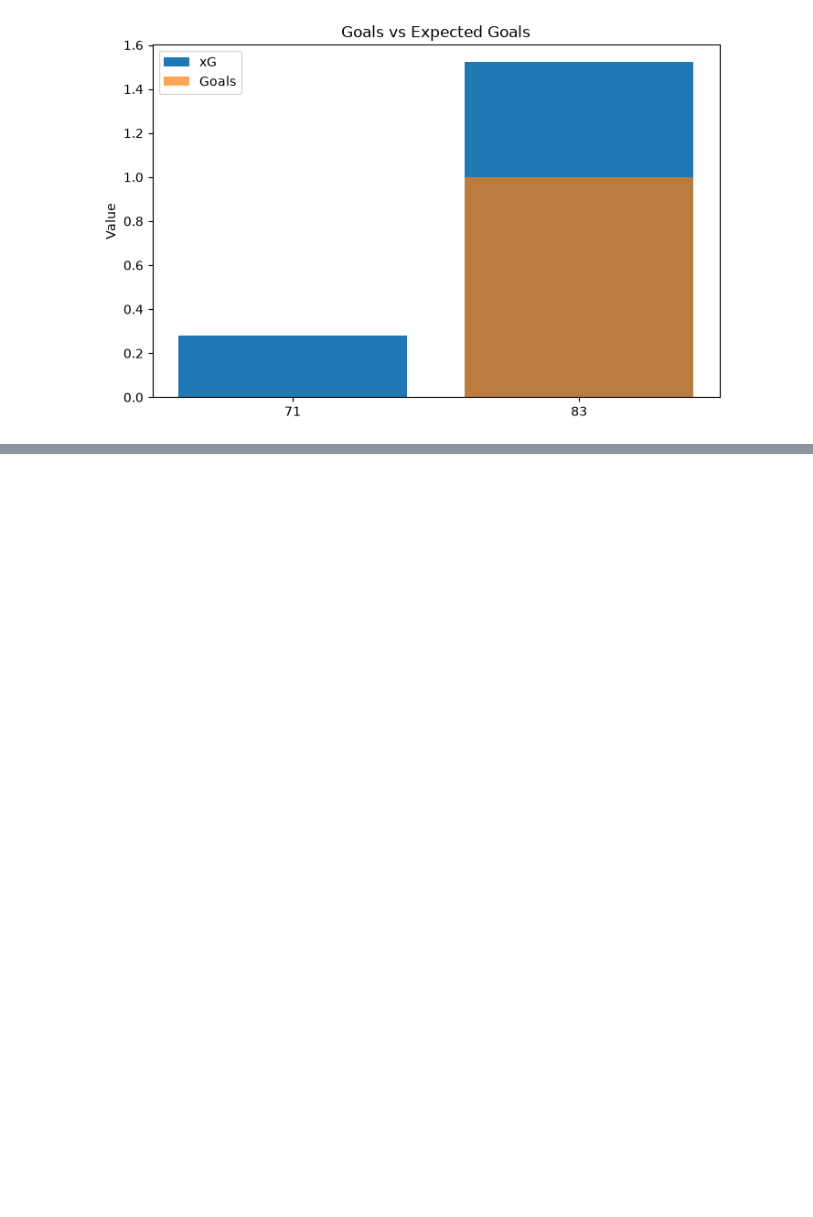
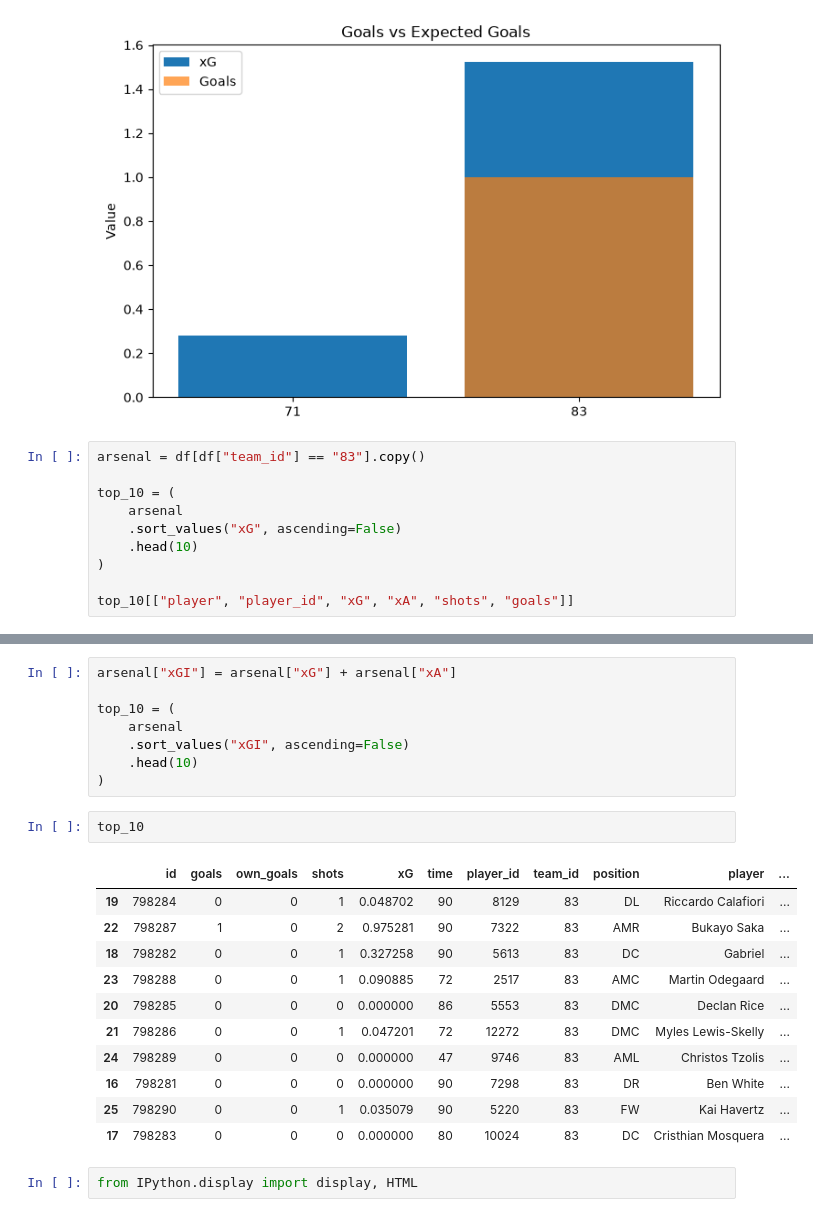
Before and after one commit to SalmaAllam8/football-data-visualization, a Jupyter notebook: Arsenal_undestats.ipynb, the cells around one changed output, grey strips where cells are left out. Saved outputs shown, nothing was run; the diff lists cells and outputs as text; blank space fills up the shorter version.

Commit message:
top 10 players table

```diff
--- a/Arsenal_undestats.ipynb
+++ b/Arsenal_undestats.ipynb
@@ -408,3 +428,13 @@ plt.legend()
 plt.show()
 # %% [output]
 [figure]
+# %%
+arsenal = df[df["team_id"] == "83"].copy()
+
+top_10 = (
+    arsenal
+    .sort_values("xG", ascending=False)
+    .head(10)
+)
+
+top_10[["player", "player_id", "xG", "xA", "shots", "goals"]]
@@ -410,0 +453,24 @@ plt.show()
+# %%
+arsenal["xGI"] = arsenal["xG"] + arsenal["xA"]
+
+top_10 = (
+    arsenal
+    .sort_values("xGI", ascending=False)
+    .head(10)
+)
+# %%
+top_10
+# %% [output]
+|  | id | goals | own_goals | shots | xG | time | player_id | team_id | position | player | ... |
+| 19 | 798284 | 0 | 0 | 1 | 0.048702 | 90 | 8129 | 83 | DL | Riccardo Calafiori | ... |
+| 22 | 798287 | 1 | 0 | 2 | 0.975281 | 90 | 7322 | 83 | AMR | Bukayo Saka | ... |
+| 18 | 798282 | 0 | 0 | 1 | 0.327258 | 90 | 5613 | 83 | DC | Gabriel | ... |
+| 23 | 798288 | 0 | 0 | 1 | 0.090885 | 72 | 2517 | 83 | AMC | Martin Odegaard | ... |
+| 20 | 798285 | 0 | 0 | 0 | 0.000000 | 86 | 5553 | 83 | DMC | Declan Rice | ... |
+| 21 | 798286 | 0 | 0 | 1 | 0.047201 | 72 | 12272 | 83 | DMC | Myles Lewis-Skelly | ... |
+| 24 | 798289 | 0 | 0 | 0 | 0.000000 | 47 | 9746 | 83 | AML | Christos Tzolis | ... |
+| 16 | 798281 | 0 | 0 | 0 | 0.000000 | 90 | 7298 | 83 | DR | Ben White | ... |
+| 25 | 798290 | 0 | 0 | 1 | 0.035079 | 90 | 5220 | 83 | FW | Kai Havertz | ... |
+| 17 | 798283 | 0 | 0 | 0 | 0.000000 | 80 | 10024 | 83 | DC | Cristhian Mosquera | ... |
+# %%
+from IPython.display import display, HTML
```
Also changed, not shown: parts of 8 cells of this notebook.
